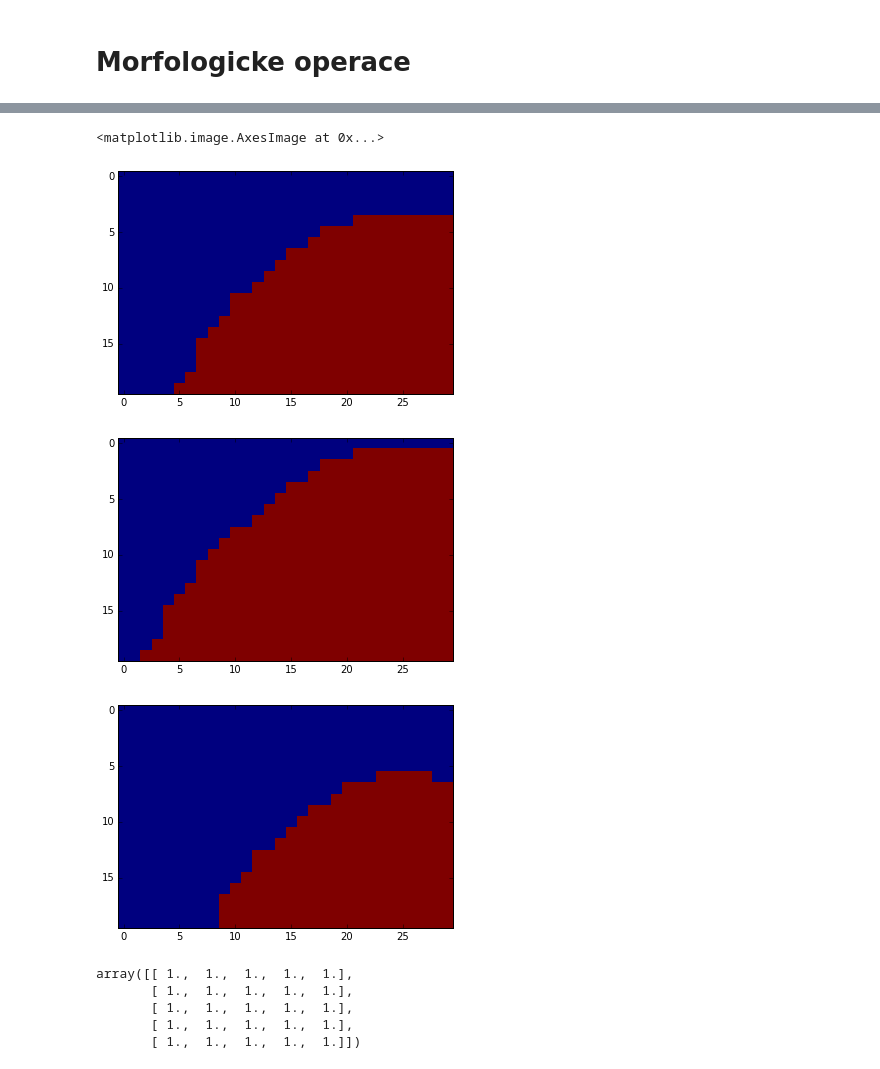
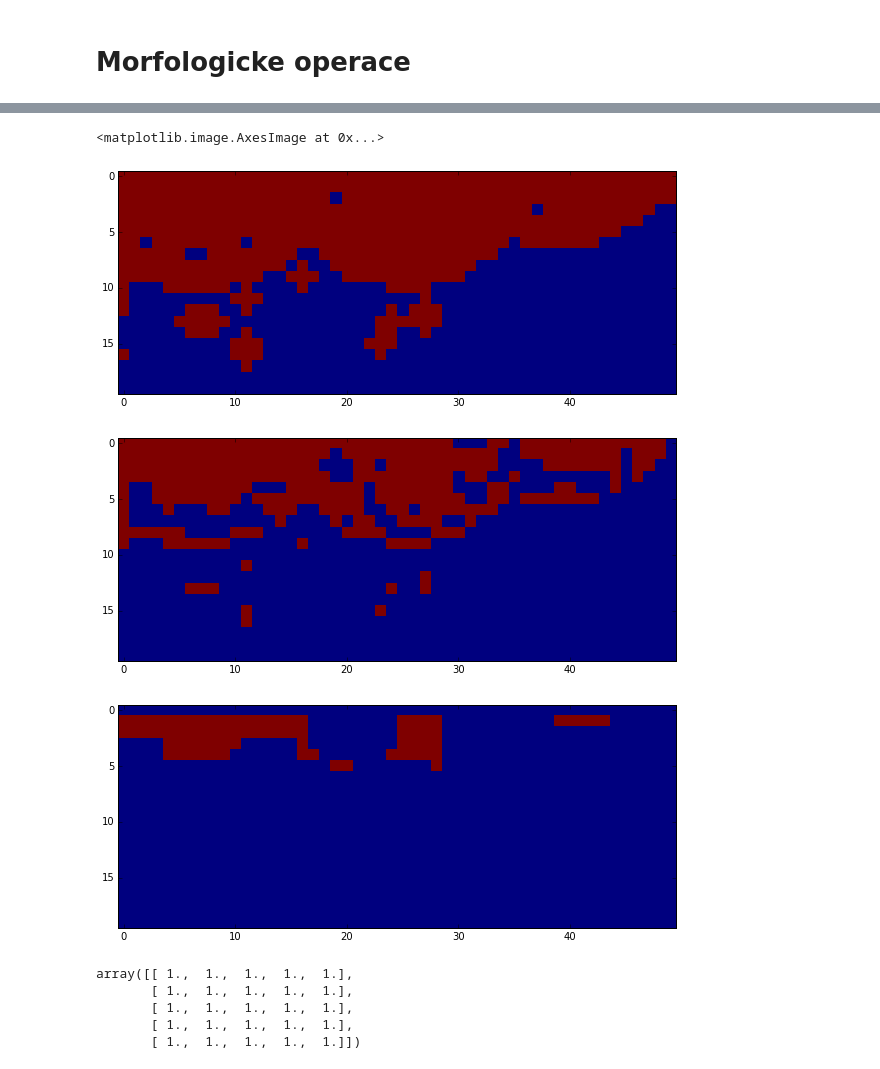
Before and after one commit to mjirik/ZDO, a Jupyter notebook: ZDO_short_tutor.ipynb, the cells around one changed output, grey strips where cells are left out. Cells and saved outputs as stored; diff of their text form; code cells hidden in the pictures.

```diff
--- a/ZDO_short_tutor.ipynb
+++ b/ZDO_short_tutor.ipynb
@@ -222,25 +239,25 @@ Spocitame pocet objektu?
 # %%
 
 imer = binary_erosion(imthr)
 imdil = binary_dilation(imthr) #,iterations=3)
 
-element = ones([5,5])
+element = ones([3,3])
 imer = binary_erosion(imthr, element)
 
 # imdil = binary_dilation(imdil)
 # imdil = binary_dilation(imdil)
 
 
-imshow(imthr[100:120,20:50], interpolation='nearest')
+imshow(imdil[0:20,260:310], interpolation='nearest')
 figure()
-imshow(imdil[100:120,20:50], interpolation='nearest')
+imshow(imthr[0:20,260:310], interpolation='nearest')
 figure()
-imshow(imer[100:120,20:50], interpolation='nearest')
+imshow(imer[0:20,260:310], interpolation='nearest')
 # %% [output]
 <matplotlib.image.AxesImage at 0x...>
-[figure, old version]
+[figure, new version]
-[figure, old version]
+[figure, new version]
-[figure, old version]
+[figure, new version]
 # %%
 ones([5,5])
 # %% [output]
```
Also changed, not shown: parts of 14 cells of this notebook.
